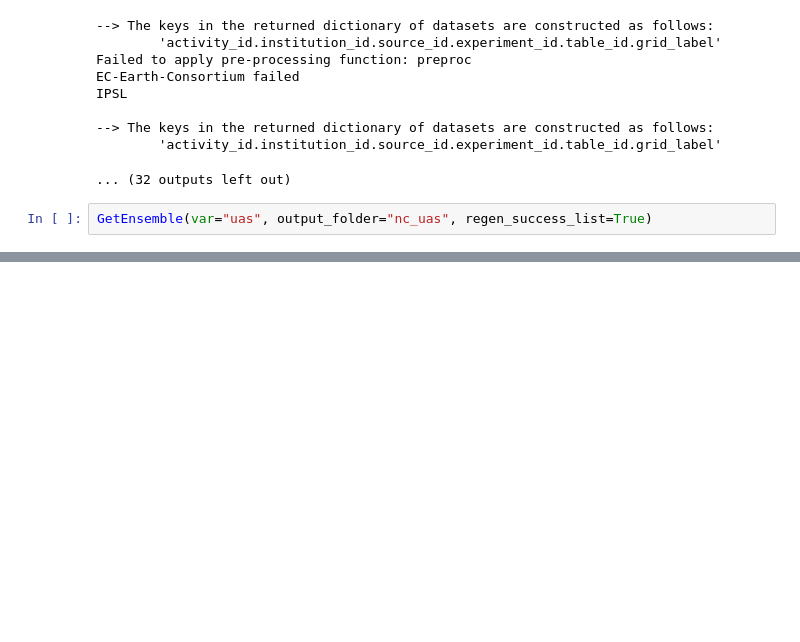
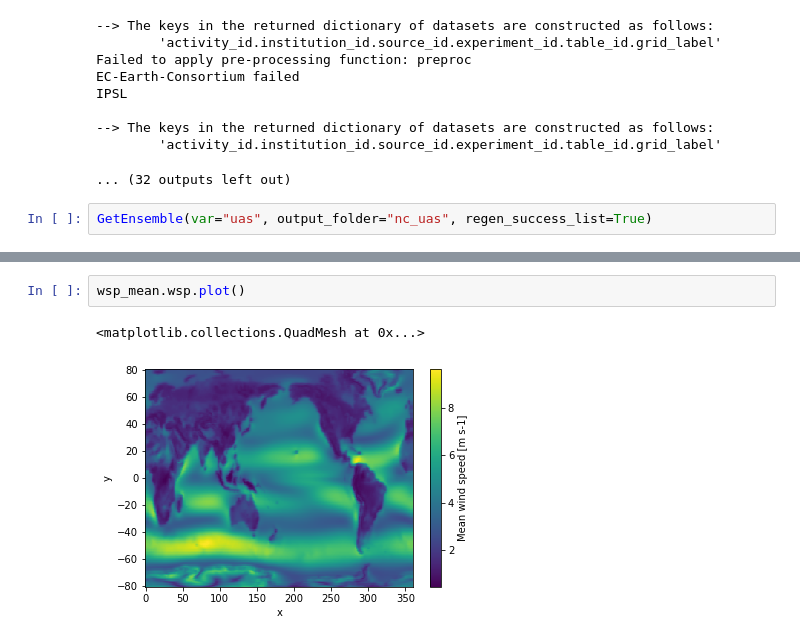
Before and after one commit to sdat2/seager19, a Jupyter notebook: notebooks/pangeo/get_winds.ipynb, the cells around one changed output, grey strips where cells are left out. Cells and saved outputs as stored; diff of their text form; blank space fills up the shorter version.

```diff
--- a/notebooks/pangeo/get_winds.ipynb
+++ b/notebooks/pangeo/get_winds.ipynb
@@ -53,0 +320,5 @@ GetEnsemble(var="uas", output_folder="nc_uas", regen_success_list=True)
+# %%
+wsp_mean.wsp.plot()
+# %% [output]
+<matplotlib.collections.QuadMesh at 0x...>
+[figure, added]
```
Also changed, not shown: parts of 20 cells of this notebook.
